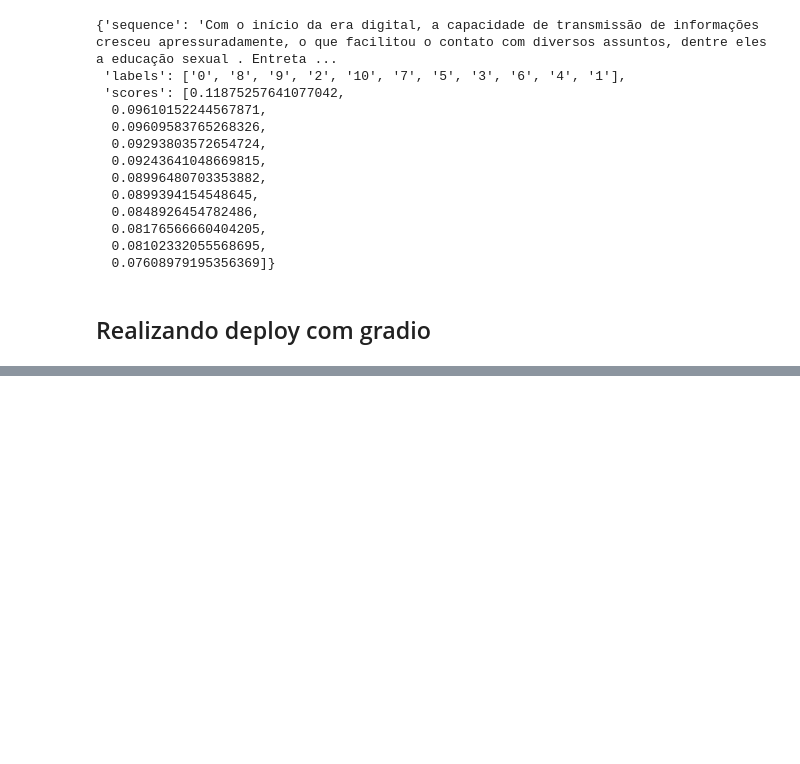
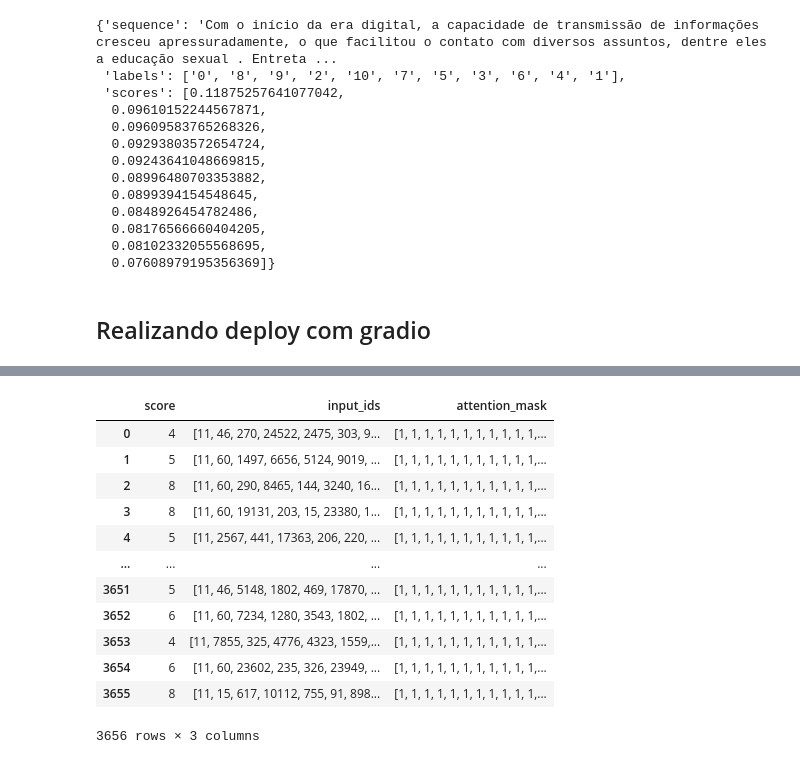
Before and after one commit to ben-hurs/corrigir_redacao, a Jupyter notebook: notebook.ipynb, the cells around one changed output, grey strips where cells are left out. Drawn from its saved outputs; the diff is of its cells as text; code cells hidden in the pictures; blank space fills up the shorter version.

Commit message:
treinando e salvando o modelo

```diff
--- a/notebook.ipynb
+++ b/notebook.ipynb
@@ -86,0 +119,3 @@ This share link expires in 1 week. For free permanent hosting and GPU upgrades,
+# %%
+treino_teste = dados_redacoes['train'].train_test_split(test_size = 0.2, shuffle = False)
+treino_teste
@@ -86,0 +153,9 @@ This share link expires in 1 week. For free permanent hosting and GPU upgrades,
+# %%
+from datasets import DatasetDict
+
+dados_redacoes = DatasetDict({
+    'treino': treino_teste['train'],
+    'teste': treino_teste['test']
+})
+
+dados_redacoes
@@ -86,0 +175,9 @@ This share link expires in 1 week. For free permanent hosting and GPU upgrades,
+# %%
+from transformers import AutoTokenizer
+
+checkpoint_modelo = 'Geotrend/distilbert-base-pt-cased'
+
+tokenizador = AutoTokenizer.from_pretrained(checkpoint_modelo)
+texto = dados_redacoes['treino']['essay'][0]
+tokens = tokenizador.tokenize(texto)
+print(tokens)
@@ -86,0 +219,6 @@ This share link expires in 1 week. For free permanent hosting and GPU upgrades,
+# %%
+def funcao_tokenizadora(dados_texto):
+    return tokenizador(dados_texto['essay'], truncation = True)
+
+
+dataset_tokenizado = dados_redacoes.map(funcao_tokenizadora, batched = True, remove_columns = ['essay'])
@@ -86,0 +238,16 @@ This share link expires in 1 week. For free permanent hosting and GPU upgrades,
+# %%
+dataset_tokenizado['treino'].to_pandas()
+# %% [output]
+|  | score | input_ids | attention_mask |
+| 0 | 4 | [11, 46, 270, 24522, 2475, 303, 9... | [1, 1, 1, 1, 1, 1, 1, 1, 1, 1, 1,... |
+| 1 | 5 | [11, 60, 1497, 6656, 5124, 9019, ... | [1, 1, 1, 1, 1, 1, 1, 1, 1, 1, 1,... |
+| 2 | 8 | [11, 60, 290, 8465, 144, 3240, 16... | [1, 1, 1, 1, 1, 1, 1, 1, 1, 1, 1,... |
+| 3 | 8 | [11, 60, 19131, 203, 15, 23380, 1... | [1, 1, 1, 1, 1, 1, 1, 1, 1, 1, 1,... |
+| 4 | 5 | [11, 2567, 441, 17363, 206, 220, ... | [1, 1, 1, 1, 1, 1, 1, 1, 1, 1, 1,... |
+| ... | ... | ... | ... |
+| 3651 | 5 | [11, 46, 5148, 1802, 469, 17870, ... | [1, 1, 1, 1, 1, 1, 1, 1, 1, 1, 1,... |
+| 3652 | 6 | [11, 60, 7234, 1280, 3543, 1802, ... | [1, 1, 1, 1, 1, 1, 1, 1, 1, 1, 1,... |
+| 3653 | 4 | [11, 7855, 325, 4776, 4323, 1559,... | [1, 1, 1, 1, 1, 1, 1, 1, 1, 1, 1,... |
+| 3654 | 6 | [11, 60, 23602, 235, 326, 23949, ... | [1, 1, 1, 1, 1, 1, 1, 1, 1, 1, 1,... |
+| 3655 | 8 | [11, 15, 617, 10112, 755, 91, 898... | [1, 1, 1, 1, 1, 1, 1, 1, 1, 1, 1,... |
+3656 rows × 3 columns
```
Also changed, not shown: parts of 40 cells of this notebook, 1 other file.
